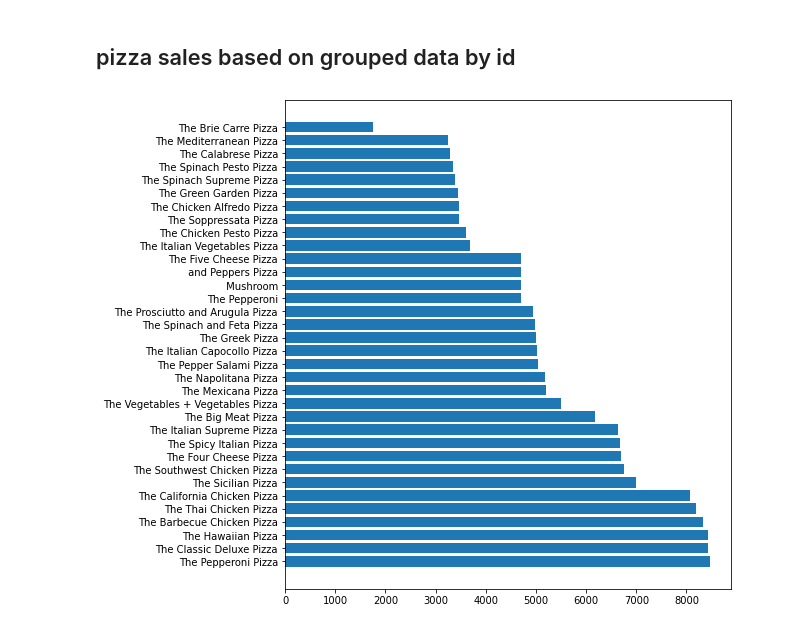
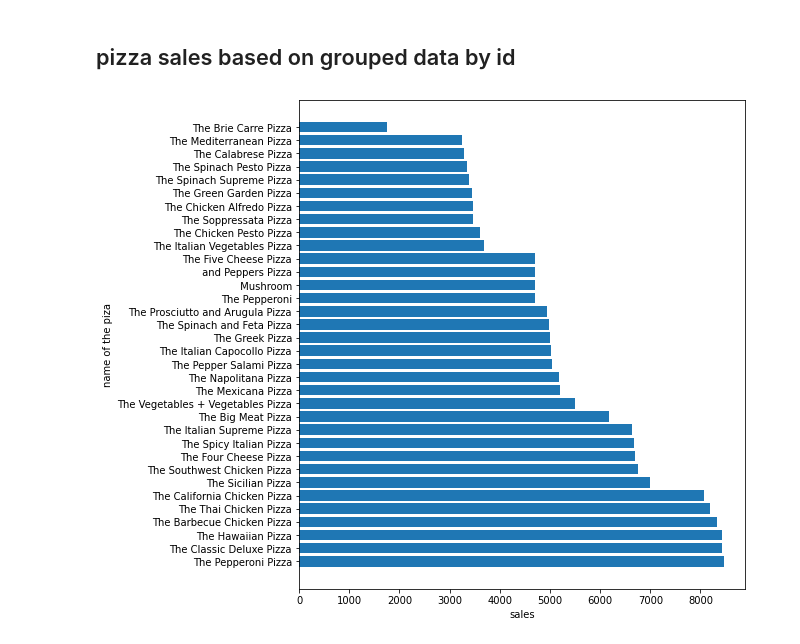
Before and after one commit to NAGSnag/DATA_ANALYSIS, a Jupyter notebook: piza_sales_analysis.ipynb, the cells around one changed output. Drawn from its saved outputs; the diff is of its cells as text; code cells hidden in the pictures.

```diff
--- a/piza_sales_analysis.ipynb
+++ b/piza_sales_analysis.ipynb
@@ -290,7 +290,9 @@ for r,c in count.most_common(10):
 # %%
 psc=df['grouped1'].str.split(',').explode().value_counts()
 plt.figure(figsize=(8,9))
 plt.barh(psc.index,psc.values)
+plt.xlabel('sales')
+plt.ylabel('name of the piza')
 plt.show()
 # %% [output]
-[figure, old version]
+[figure, new version]
```
Also changed, not shown: parts of 1 cell of this notebook.
